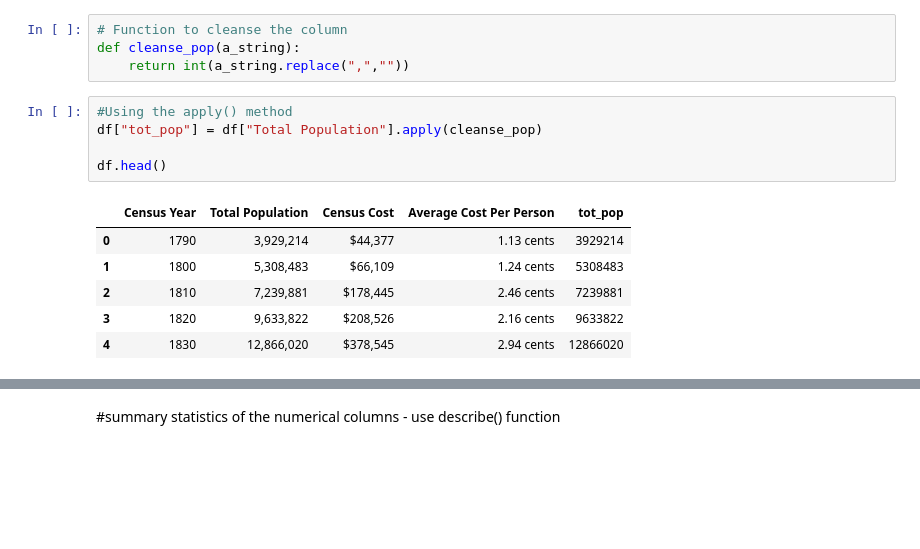
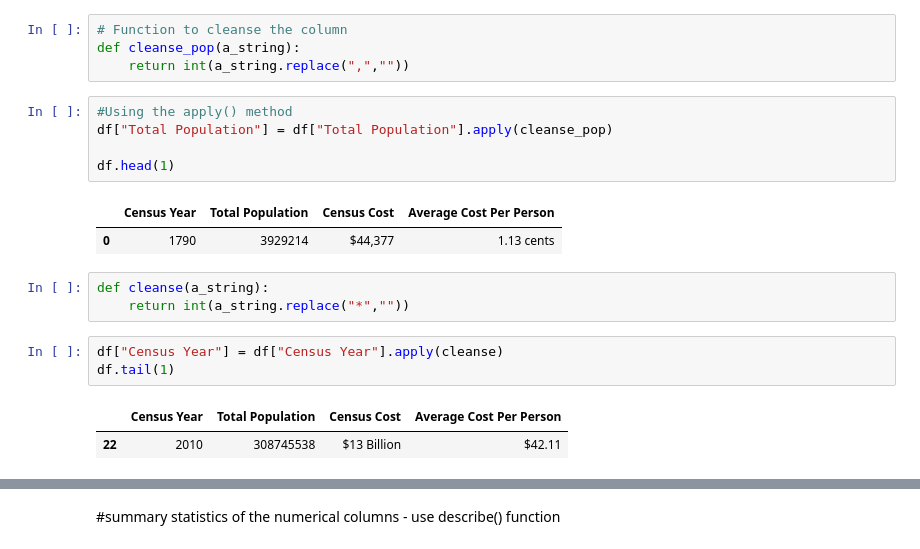
Before and after one commit to Zarak00/Data690_fall2022, a Jupyter notebook: assignment_08/Assignment_08.ipynb, the cells around one changed output, grey strips where cells are left out. Drawn from its saved outputs; the diff is of its cells as text; blank space fills up the shorter version.

```diff
--- a/assignment_08/Assignment_08.ipynb
+++ b/assignment_08/Assignment_08.ipynb
@@ -98,13 +98,18 @@ def cleanse_pop(a_string):
     return int(a_string.replace(",",""))
 # %%
 #Using the apply() method
-df["tot_pop"] = df["Total Population"].apply(cleanse_pop)
+df["Total Population"] = df["Total Population"].apply(cleanse_pop)
 
-df.head()
+df.head(1)
 # %% [output]
-|  | Census Year | Total Population | Census Cost | Average Cost Per Person | tot_pop |
-| 0 | 1790 | 3,929,214 | $44,377 | 1.13 cents | 3929214 |
-| 1 | 1800 | 5,308,483 | $66,109 | 1.24 cents | 5308483 |
-| 2 | 1810 | 7,239,881 | $178,445 | 2.46 cents | 7239881 |
-| 3 | 1820 | 9,633,822 | $208,526 | 2.16 cents | 9633822 |
-| 4 | 1830 | 12,866,020 | $378,545 | 2.94 cents | 12866020 |
+|  | Census Year | Total Population | Census Cost | Average Cost Per Person |
+| 0 | 1790 | 3929214 | $44,377 | 1.13 cents |
+# %%
+def cleanse(a_string):
+    return int(a_string.replace("*",""))
+# %%
+df["Census Year"] = df["Census Year"].apply(cleanse)
+df.tail(1)
+# %% [output]
+|  | Census Year | Total Population | Census Cost | Average Cost Per Person |
+| 22 | 2010 | 308745538 | $13 Billion | $42.11 |
```
Also changed, not shown: parts of 10 cells of this notebook.
